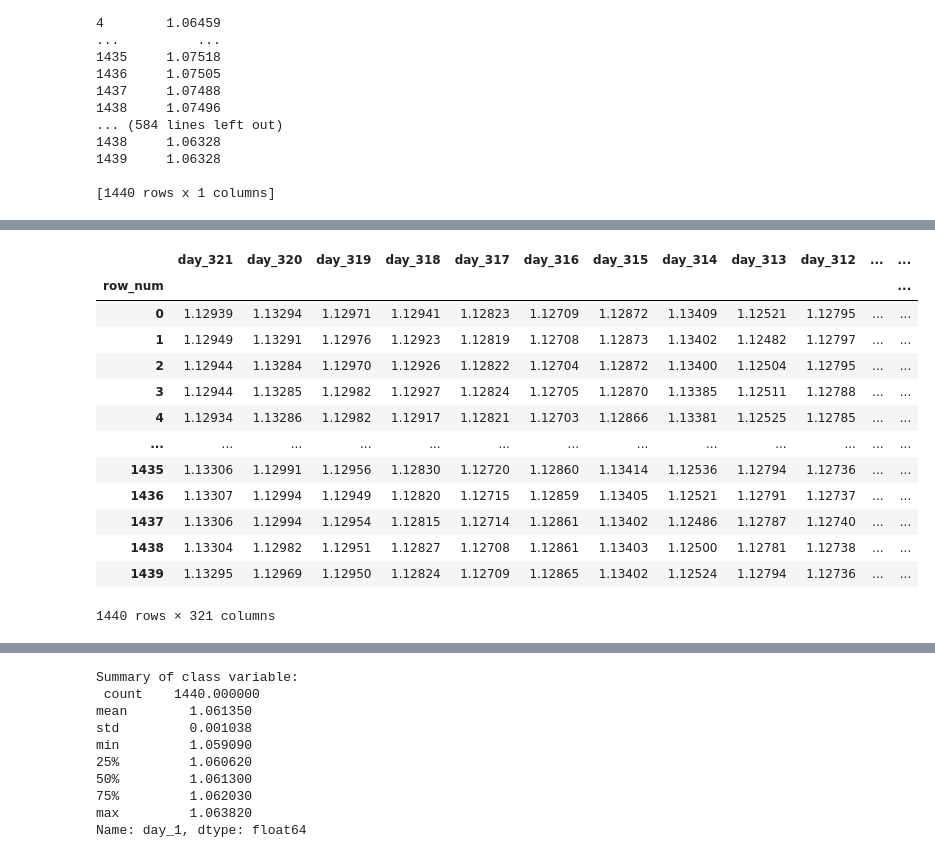
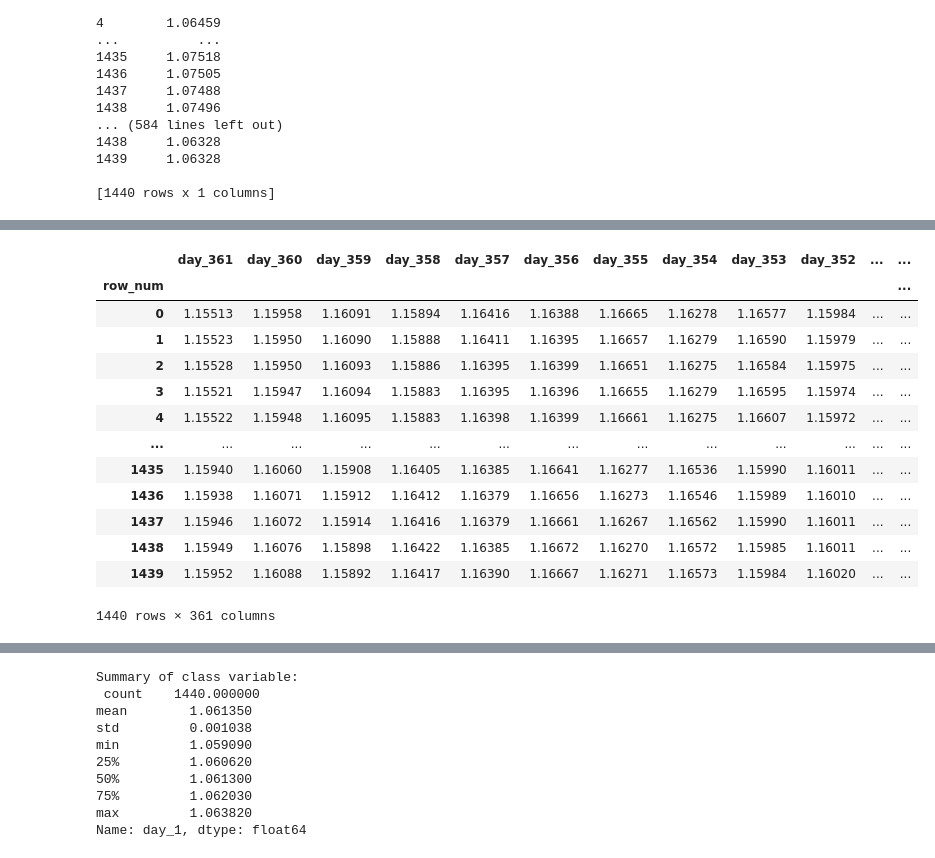
Before and after one commit to gomlfx/ApiaryFund_, a Jupyter notebook: autogluon_next_day_graph_M1_2_0.ipynb, the cells around one changed output, grey strips where cells are left out. Cells and saved outputs as stored; diff of their text form; code cells hidden in the pictures.

```diff
--- a/autogluon_next_day_graph_M1_2_0.ipynb
+++ b/autogluon_next_day_graph_M1_2_0.ipynb
@@ -2380,40 +2657,42 @@ Length: 320, dtype: int64
 # %%
 df_test = pd.concat([
+                     df360,df359,df358,df357,df356,df355,df354,df353,df352,df351,df350,df349,df348,df347,df346,df345,df344,df343,df342,df341,df340,df339,df338,df337,df336,df335,df334,df333,df332,df331,df330,df329,df328,df327,df326,df325,df324,df323,df322,df321,
                      df320,df319,df318,df317,df316,df315,df314,df313,df312,df311,df310,df309,df308,df307,df306,df305,df304,df303,df302,df301,df300,df299,df298,df297,df296,df295,df294,df293,df292,df291,df290,df289,df288,df287,df286,df285,df284,df283,df282,df281,
                      df280,df279,df278,df277,df276,df275,df274,df273,df272,df271,df270,df269,df268,df267,df266,df265,df264,df263,df262,df261,df260,df259,df258,df257,df256,df255,df254,df253,df252,df251,df250,df249,df248,df247,df246,df245,df244,df243,df242,df241,
                      df240,df239,df238,df237,df236,df235,df234,df233,df232,df231,df230,df229,df228,df227,df226,df225,df224,df223,df222,df221,df220,df219,df218,df217,df216,df215,df214,df213,df212,df211,df210,df209,df208,df207,df206,df205,df204,df203,df202,df201,
                      df200,df199,df198,df197,df196,df195,df194,df193,df192,df191,df190,df189,df188,df187,df186,df185,df184,df183,df182,df181,df180,df179,df178,df177,df176,df175,df174,df173,df172,df171,df170,df169,df168,df167,df166,df165,df164,df163,df162,df161,
                      df160,df159,df158,df157,df156,df155,df154,df153,df152,df151,df150,df149,df148,df147,df146,df145,df144,df143,df142,df141,df140,df139,df138,df137,df136,df135,df134,df133,df132,df131,df130,df129,df128,df127,df126,df125,df124,df123,df122,df121,
                      df120,df119,df118,df117,df116,df115,df114,df113,df112,df111,df110,df109,df108,df107,df106,df105,df104,df103,df102,df101,df100,df99,df98,df97,df96,df95,df94,df93,df92,df91,df90,df89,df88,df87,df86,df85,df84,df83,df82,df81,
                      df80,df79,df78,df77,df76,df75,df74,df73,df72,df71,df70,df69,df68,df67,df66,df65,df64,df63,df62,df61,df60,df59,df58,df57,df56,df55,df54,df53,df52,df51,df50,df49,df48,df47,df46,df45,df44,df43,df42,df41,
                      df40,df39,df38,df37,df36,df35,df34,df33,df32,df31,df30,df29,df28,df27,df26,df25,df24,df23,df22,df21,df20,df19,df18,df17,df16,df15,df14,df13,df12,df11,df10,df9,df8,df7,df6,df5,df4,df3,df2,df1], axis=1)
 df_test['pred_col'] =0
 df_test.rename(columns={
+                        'day_360':'day_361','day_359':'day_360','day_358':'day_359','day_357':'day_358','day_356':'day_357','day_355':'day_356','day_354':'day_355','day_353':'day_354','day_352':'day_353','day_351':'day_352','day_350':'day_351','day_349':'day_350','day_348':'day_349','day_347':'day_348','day_346':'day_347','day_345':'day_346','day_344':'day_345','day_343':'day_344','day_342':'day_343','day_341':'day_342','day_340':'day_341','day_339':'day_340','day_338':'day_339','day_337':'day_338','day_336':'day_337','day_335':'day_336','day_334':'day_335','day_333':'day_334','day_332':'day_333','day_331':'day_332','day_330':'day_331','day_329':'day_330','day_328':'day_329','day_327':'day_328','day_326':'day_327','day_325':'day_326','day_324':'day_325','day_323':'day_324','day_322':'day_323','day_321':'day_322',
                         'day_320':'day_321','day_319':'day_320','day_318':'day_319','day_317':'day_318','day_316':'day_317','day_315':'day_316','day_314':'day_315','day_313':'day_314','day_312':'day_313','day_311':'day_312','day_310':'day_311','day_309':'day_310','day_308':'day_309','day_307':'day_308','day_306':'day_307','day_305':'day_306','day_304':'day_305','day_303':'day_304','day_302':'day_303','day_301':'day_302','day_300':'day_301','day_299':'day_300','day_298':'day_299','day_297':'day_298','day_296':'day_297','day_295':'day_296','day_294':'day_295','day_293':'day_294','day_292':'day_293','day_291':'day_292','day_290':'day_291','day_289':'day_290','day_288':'day_289','day_287':'day_288','day_286':'day_287','day_285':'day_286','day_284':'day_285','day_283':'day_284','day_282':'day_283','day_281':'day_282',
                         'day_280':'day_281','day_279':'day_280','day_278':'day_279','day_277':'day_278','day_276':'day_277','day_275':'day_276','day_274':'day_275','day_273':'day_274','day_272':'day_273','day_271':'day_272','day_270':'day_271','day_269':'day_270','day_268':'day_269','day_267':'day_268','day_266':'day_267','day_265':'day_266','day_264':'day_265','day_263':'day_264','day_262':'day_263','day_261':'day_262','day_260':'day_261','day_259':'day_260','day_258':'day_259','day_257':'day_258','day_256':'day_257','day_255':'day_256','day_254':'day_255','day_253':'day_254','day_252':'day_253','day_251':'day_252','day_250':'day_251','day_249':'day_250','day_248':'day_249','day_247':'day_248','day_246':'day_247','day_245':'day_246','day_244':'day_245','day_243':'day_244','day_242':'day_243','day_241':'day_242',
                         'day_240':'day_241','day_239':'day_240','day_238':'day_239','day_237':'day_238','day_236':'day_237','day_235':'day_236','day_234':'day_235','day_233':'day_234','day_232':'day_233','day_231':'day_232','day_230':'day_231','day_229':'day_230','day_228':'day_229','day_227':'day_228','day_226':'day_227','day_225':'day_226','day_224':'day_225','day_223':'day_224','day_222':'day_223','day_221':'day_222','day_220':'day_221','day_219':'day_220','day_218':'day_219','day_217':'day_218','day_216':'day_217','day_215':'day_216','day_214':'day_215','day_213':'day_214','day_212':'day_213','day_211':'day_212','day_210':'day_211','day_209':'day_210','day_208':'day_209','day_207':'day_208','day_206':'day_207','day_205':'day_206','day_204':'day_205','day_203':'day_204','day_202':'day_203','day_201':'day_202',
                         'day_200':'day_201','day_199':'day_200','day_198':'day_199','day_197':'day_198','day_196':'day_197','day_195':'day_196','day_194':'day_195','day_193':'day_194','day_192':'day_193','day_191':'day_192','day_190':'day_191','day_189':'day_190','day_188':'day_189','day_187':'day_188','day_186':'day_187','day_185':'day_186','day_184':'day_185','day_183':'day_184','day_182':'day_183','day_181':'day_182','day_180':'day_181','day_179':'day_180','day_178':'day_179','day_177':'day_178','day_176':'day_177','day_175':'day_176','day_174':'day_175','day_173':'day_174','day_172':'day_173','day_171':'day_172','day_170':'day_171','day_169':'day_170','day_168':'day_169','day_167':'day_168','day_166':'day_167','day_165':'day_166','day_164':'day_165','day_163':'day_164','day_162':'day_163','day_161':'day_162',
                         'day_160':'day_161','day_159':'day_160','day_158':'day_159','day_157':'day_158','day_156':'day_157','day_155':'day_156','day_154':'day_155','day_153':'day_154','day_152':'day_153','day_151':'day_152','day_150':'day_151','day_149':'day_150','day_148':'day_149','day_147':'day_148','day_146':'day_147','day_145':'day_146','day_144':'day_145','day_143':'day_144','day_142':'day_143','day_141':'day_142','day_140':'day_141','day_139':'day_140','day_138':'day_139','day_137':'day_138','day_136':'day_137','day_135':'day_136','day_134':'day_135','day_133':'day_134','day_132':'day_133','day_131':'day_132','day_130':'day_131','day_129':'day_130','day_128':'day_129','day_127':'day_128','day_126':'day_127','day_125':'day_126','day_124':'day_125','day_123':'day_124','day_122':'day_123','day_121':'day_122',
                         'day_120':'day_121','day_119':'day_120','day_118':'day_119','day_117':'day_118','day_116':'day_117','day_115':'day_116','day_114':'day_115','day_113':'day_114','day_112':'day_113','day_111':'day_112','day_110':'day_111','day_109':'day_110','day_108':'day_109','day_107':'day_108','day_106':'day_107','day_105':'day_106','day_104':'day_105','day_103':'day_104','day_102':'day_103','day_101':'day_102','day_100':'day_101','day_99':'day_100','day_98':'day_99','day_97':'day_98','day_96':'day_97','day_95':'day_96','day_94':'day_95','day_93':'day_94','day_92':'day_93','day_91':'day_92','day_90':'day_91','day_89':'day_90','day_88':'day_89','day_87':'day_88','day_86':'day_87','day_85':'day_86','day_84':'day_85','day_83': 'day_84','day_82':'day_83','day_81':'day_82','day_80':'day_81',
                         'day_79':'day_80','day_78':'day_79','day_77':'day_78','day_76':'day_77','day_75':'day_76','day_74':'day_75','day_73':'day_74','day_72':'day_73','day_71':'day_72','day_70':'day_71','day_69':'day_70','day_68':'day_69','day_67':'day_68','day_66':'day_67','day_65':'day_66','day_64':'day_65','day_63':'day_64','day_62':'day_63','day_61':'day_62','day_60':'day_61','day_59':'day_60','day_58':'day_59','day_57':'day_58','day_56':'day_57','day_55':'day_56','day_54':'day_55','day_53':'day_54','day_52':'day_53','day_51':'day_52','day_50':'day_51','day_49':'day_50','day_48':'day_49','day_47':'day_48','day_46':'day_47','day_45':'day_46','day_44':'day_45','day_43': 'day_44', 'day_42': 'day_43','day_41':'day_42','day_40':'day_41',
                         'day_39':'day_40','day_38':'day_39','day_37':'day_38','day_36':'day_37','day_35':'day_36','day_34':'day_35','day_33':'day_34','day_32':'day_33','day_31':'day_32','day_30':'day_31','day_29':'day_30','day_28':'day_29','day_27':'day_28','day_26':'day_27','day_25':'day_26','day_24':'day_25','day_23':'day_24','day_22':'day_23','day_21':'day_22','day_20':'day_21','day_19':'day_20','day_18':'day_19','day_17':'day_18','day_16':'day_17','day_15':'day_16','day_14':'day_15','day_13':'day_14','day_12':'day_13','day_11':'day_12','day_10':'day_11','day_9':'day_10','day_8':'day_9','day_7':'day_8','day_6':'day_7','day_5':'day_6','day_4':'day_5','day_3': 'day_4', 'day_2': 'day_3','day_1':'day_2','pred_col':'day_1'}, inplace=True)
 df_test = pd.DataFrame(data=df_test)
 df_test
 # %% [output]
-|  | day_321 | day_320 | day_319 | day_318 | day_317 | day_316 | day_315 | day_314 | day_313 | day_312 | ... | ... |
+|  | day_361 | day_360 | day_359 | day_358 | day_357 | day_356 | day_355 | day_354 | day_353 | day_352 | ... | ... |
 | row_num |  |  |  |  |  |  |  |  |  |  |  | ... |
-| 0 | 1.12939 | 1.13294 | 1.12971 | 1.12941 | 1.12823 | 1.12709 | 1.12872 | 1.13409 | 1.12521 | 1.12795 | ... | ... |
-| 1 | 1.12949 | 1.13291 | 1.12976 | 1.12923 | 1.12819 | 1.12708 | 1.12873 | 1.13402 | 1.12482 | 1.12797 | ... | ... |
-| 2 | 1.12944 | 1.13284 | 1.12970 | 1.12926 | 1.12822 | 1.12704 | 1.12872 | 1.13400 | 1.12504 | 1.12795 | ... | ... |
-| 3 | 1.12944 | 1.13285 | 1.12982 | 1.12927 | 1.12824 | 1.12705 | 1.12870 | 1.13385 | 1.12511 | 1.12788 | ... | ... |
-| 4 | 1.12934 | 1.13286 | 1.12982 | 1.12917 | 1.12821 | 1.12703 | 1.12866 | 1.13381 | 1.12525 | 1.12785 | ... | ... |
+| 0 | 1.15513 | 1.15958 | 1.16091 | 1.15894 | 1.16416 | 1.16388 | 1.16665 | 1.16278 | 1.16577 | 1.15984 | ... | ... |
+| 1 | 1.15523 | 1.15950 | 1.16090 | 1.15888 | 1.16411 | 1.16395 | 1.16657 | 1.16279 | 1.16590 | 1.15979 | ... | ... |
+| 2 | 1.15528 | 1.15950 | 1.16093 | 1.15886 | 1.16395 | 1.16399 | 1.16651 | 1.16275 | 1.16584 | 1.15975 | ... | ... |
+| 3 | 1.15521 | 1.15947 | 1.16094 | 1.15883 | 1.16395 | 1.16396 | 1.16655 | 1.16279 | 1.16595 | 1.15974 | ... | ... |
+| 4 | 1.15522 | 1.15948 | 1.16095 | 1.15883 | 1.16398 | 1.16399 | 1.16661 | 1.16275 | 1.16607 | 1.15972 | ... | ... |
 | ... | ... | ... | ... | ... | ... | ... | ... | ... | ... | ... | ... | ... |
-| 1435 | 1.13306 | 1.12991 | 1.12956 | 1.12830 | 1.12720 | 1.12860 | 1.13414 | 1.12536 | 1.12794 | 1.12736 | ... | ... |
-| 1436 | 1.13307 | 1.12994 | 1.12949 | 1.12820 | 1.12715 | 1.12859 | 1.13405 | 1.12521 | 1.12791 | 1.12737 | ... | ... |
-| 1437 | 1.13306 | 1.12994 | 1.12954 | 1.12815 | 1.12714 | 1.12861 | 1.13402 | 1.12486 | 1.12787 | 1.12740 | ... | ... |
-| 1438 | 1.13304 | 1.12982 | 1.12951 | 1.12827 | 1.12708 | 1.12861 | 1.13403 | 1.12500 | 1.12781 | 1.12738 | ... | ... |
-| 1439 | 1.13295 | 1.12969 | 1.12950 | 1.12824 | 1.12709 | 1.12865 | 1.13402 | 1.12524 | 1.12794 | 1.12736 | ... | ... |
+| 1435 | 1.15940 | 1.16060 | 1.15908 | 1.16405 | 1.16385 | 1.16641 | 1.16277 | 1.16536 | 1.15990 | 1.16011 | ... | ... |
+| 1436 | 1.15938 | 1.16071 | 1.15912 | 1.16412 | 1.16379 | 1.16656 | 1.16273 | 1.16546 | 1.15989 | 1.16010 | ... | ... |
+| 1437 | 1.15946 | 1.16072 | 1.15914 | 1.16416 | 1.16379 | 1.16661 | 1.16267 | 1.16562 | 1.15990 | 1.16011 | ... | ... |
+| 1438 | 1.15949 | 1.16076 | 1.15898 | 1.16422 | 1.16385 | 1.16672 | 1.16270 | 1.16572 | 1.15985 | 1.16011 | ... | ... |
+| 1439 | 1.15952 | 1.16088 | 1.15892 | 1.16417 | 1.16390 | 1.16667 | 1.16271 | 1.16573 | 1.15984 | 1.16020 | ... | ... |
-1440 rows × 321 columns
+1440 rows × 361 columns
 # %%
 df_train.isnull().sum()
 # %% [output]
```
Also changed, not shown: parts of 11 cells of this notebook.
